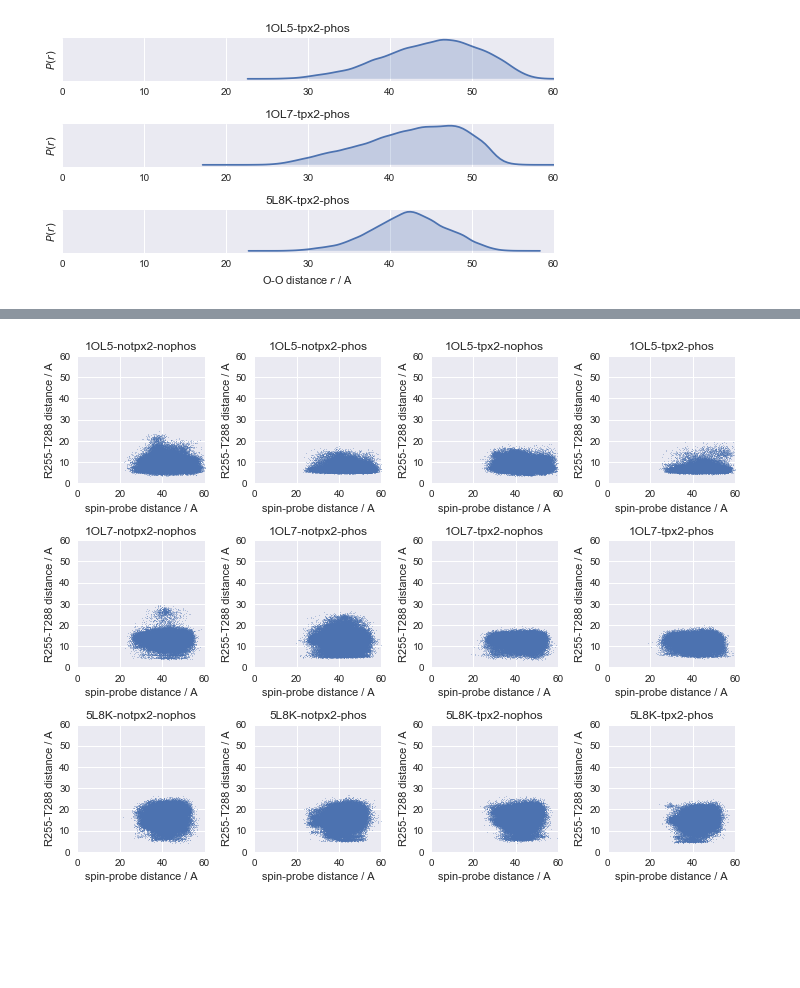
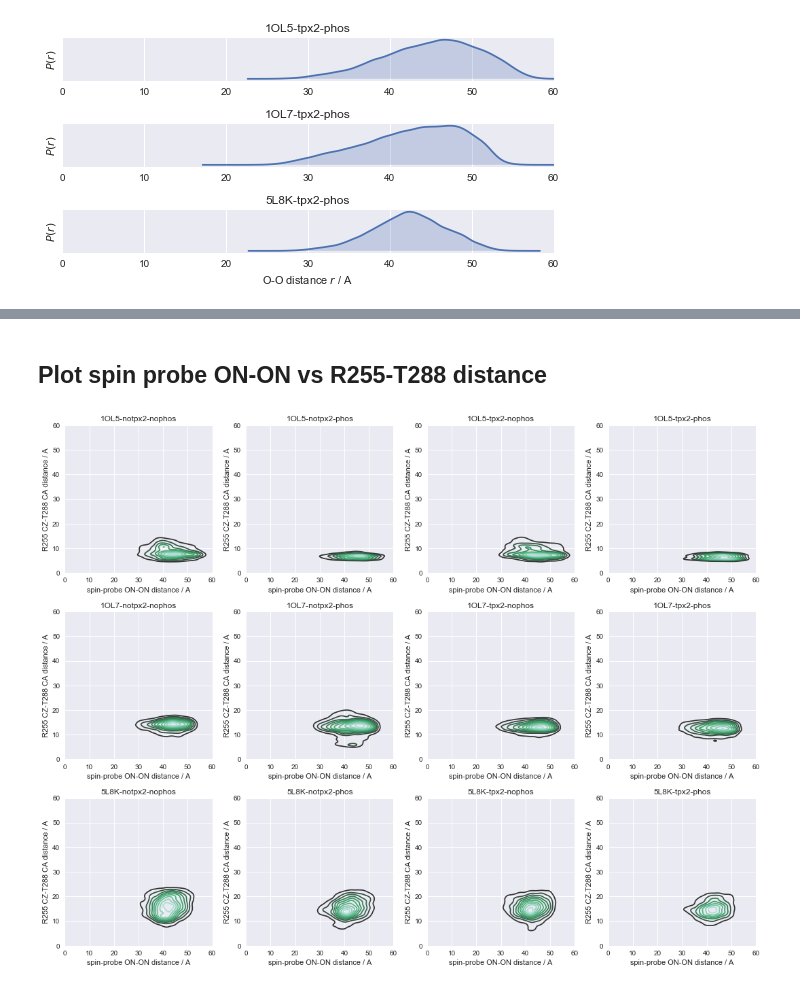
Before and after one commit to choderalab/AURKA_UMN, a Jupyter notebook: spin-probe-analysis/Analysis of spin probe distances.ipynb, the cells around one changed output, grey strips where cells are left out. Saved outputs shown, nothing was run; the diff lists cells and outputs as text; code cells hidden in the pictures; blank space fills up the shorter version.

```diff
--- a/spin-probe-analysis/Analysis of spin probe distances.ipynb
+++ b/spin-probe-analysis/Analysis of spin probe distances.ipynb
@@ -43,13 +89,13 @@ bins = np.linspace(0, maxdist, nbins)
 for run in range(nruns):
     plt.subplot(nruns,1,run+1)
     clones = runs[run]
-    plt.hist(np.concatenate([clone[:,0] for clone in clones]), bins)
+    sns.kdeplot(np.concatenate([clone[:,0] for clone in clones]), shade=True).set(xlim=(0, maxdist))
     plt.yticks([])
     if run != (nruns-1):
         #plt.xticks([])
         pass
     else:
-        plt.xlabel('distance / A')
+        plt.xlabel('spin probe ON-ON distance / A')
     plt.ylabel('P(dist)');
     plt.title(run_index[run])
 
@@ -63,13 +109,13 @@ bins = np.linspace(0, maxdist, nbins)
 for run in range(nruns):
     plt.subplot(nruns,1,run+1)
     clones = runs[run]
-    sns.kdeplot(np.concatenate([clone[:,0] for clone in clones]), shade=True).set(xlim=(0, maxdist))
+    sns.kdeplot(np.concatenate([clone[:,1] for clone in clones]), shade=True).set(xlim=(0, maxdist))
     plt.yticks([])
     if run != (nruns-1):
         #plt.xticks([])
         pass
     else:
-        plt.xlabel('distance / A')
+        plt.xlabel('spin probe CA-cA distance / A')
     plt.ylabel('P(dist)');
     plt.title(run_index[run])
 
@@ -152,0 +201,19 @@ figure.savefig('aurora-tpx2-phos-OO-distance.pdf')
+# %%
+figure = plt.figure(figsize=[15,15])
+maxdist = 60 # angstroms
+thin = 5
+for run in range(nruns):
+    plt.subplot(4,4,run+1)
+    clones = runs[run]
+    OO_distance = np.concatenate([clone[::thin,0] for clone in clones])
+    CA_distance = np.concatenate([clone[::thin,1] for clone in clones])
+    sns.kdeplot(OO_distance, data2=CA_distance)
+    plt.xlabel('spin-probe ON-ON distance / A')
+    plt.ylabel('spin-probe CA-CA distance / A')
+    plt.axis('square')
+    plt.title(run_index[run])
+    plt.xlim(0, maxdist)
+    plt.ylim(0, maxdist)
+
+figure.tight_layout()
+figure.savefig('aurora-spin-probe-distance-comparison-contour.png', dpi=300)
@@ -153,20 +222,23 @@ figure.savefig('aurora-tpx2-phos-OO-distance.pdf')
+# %% [markdown]
+## Plot spin probe ON-ON vs R255-T288 distance
 # %%
-figure = plt.figure(figsize=[10,10])
+figure = plt.figure(figsize=[15,15])
 maxdist = 60 # angstroms
+thin = 10
 for run in range(nruns):
     plt.subplot(4,4,run+1)
     clones = runs[run]
-    OO_distance = np.concatenate([clone[:,0] for clone in clones])
-    RT_distance = np.concatenate([clone[:,1] for clone in clones])
-    plt.plot(OO_distance, RT_distance, '.', markersize=1)
-    plt.xlabel('spin-probe distance / A')
-    plt.ylabel('R255-T288 distance / A')
+    OO_distance = np.concatenate([clone[::thin,0] for clone in clones])
+    RT_distance = np.concatenate([clone[::thin,2] for clone in clones])
+    sns.kdeplot(OO_distance, data2=RT_distance)
+    plt.xlabel('spin-probe ON-ON distance / A')
+    plt.ylabel('R255 CZ-T288 CA distance / A')
     plt.axis('square')
     plt.title(run_index[run])
     plt.xlim(0, maxdist)
     plt.ylim(0, maxdist)
 
 figure.tight_layout()
-figure.savefig('aurora-distance-comparison.png', dpi=300)
+figure.savefig('aurora-distance-comparison-contour.png', dpi=300)
 # %% [output]
-[figure, old version]
+[figure, new version]
```
Also changed, not shown: parts of 13 cells of this notebook.
